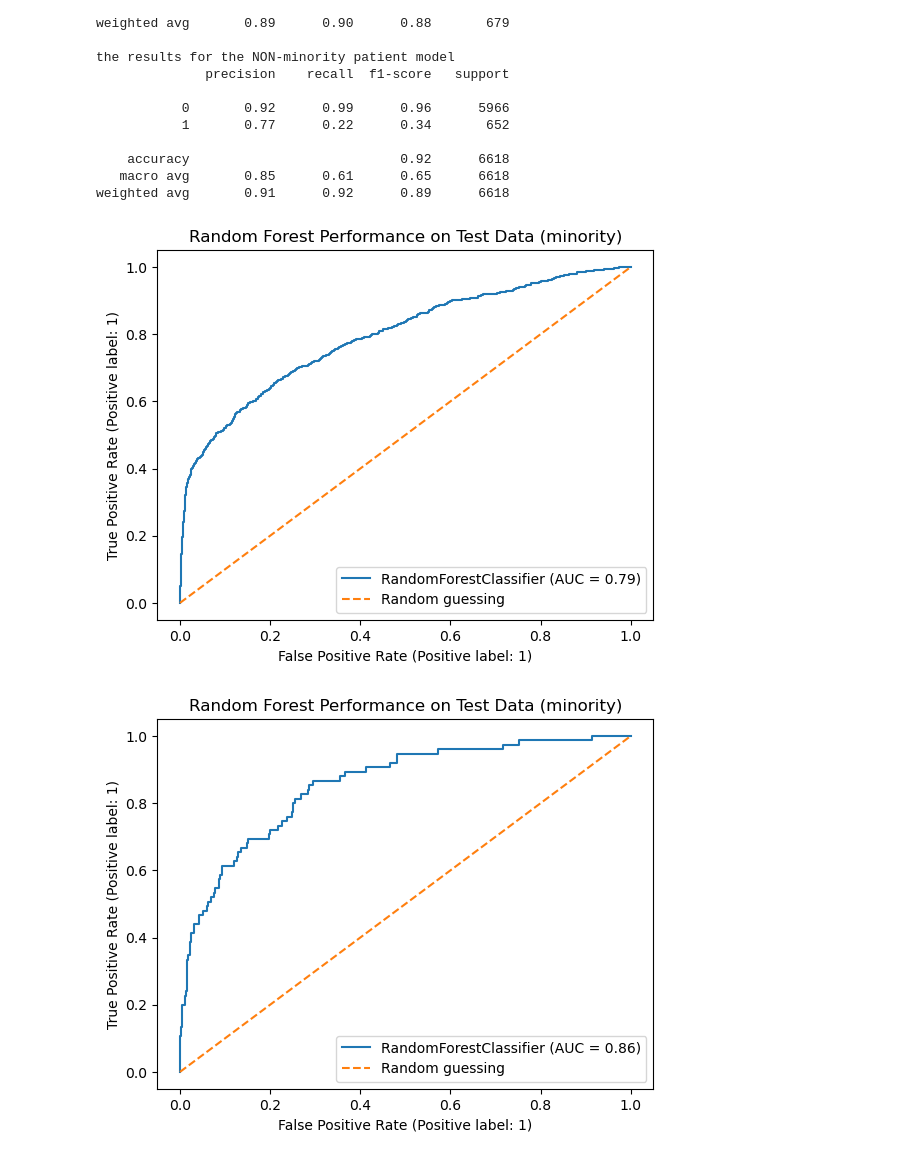
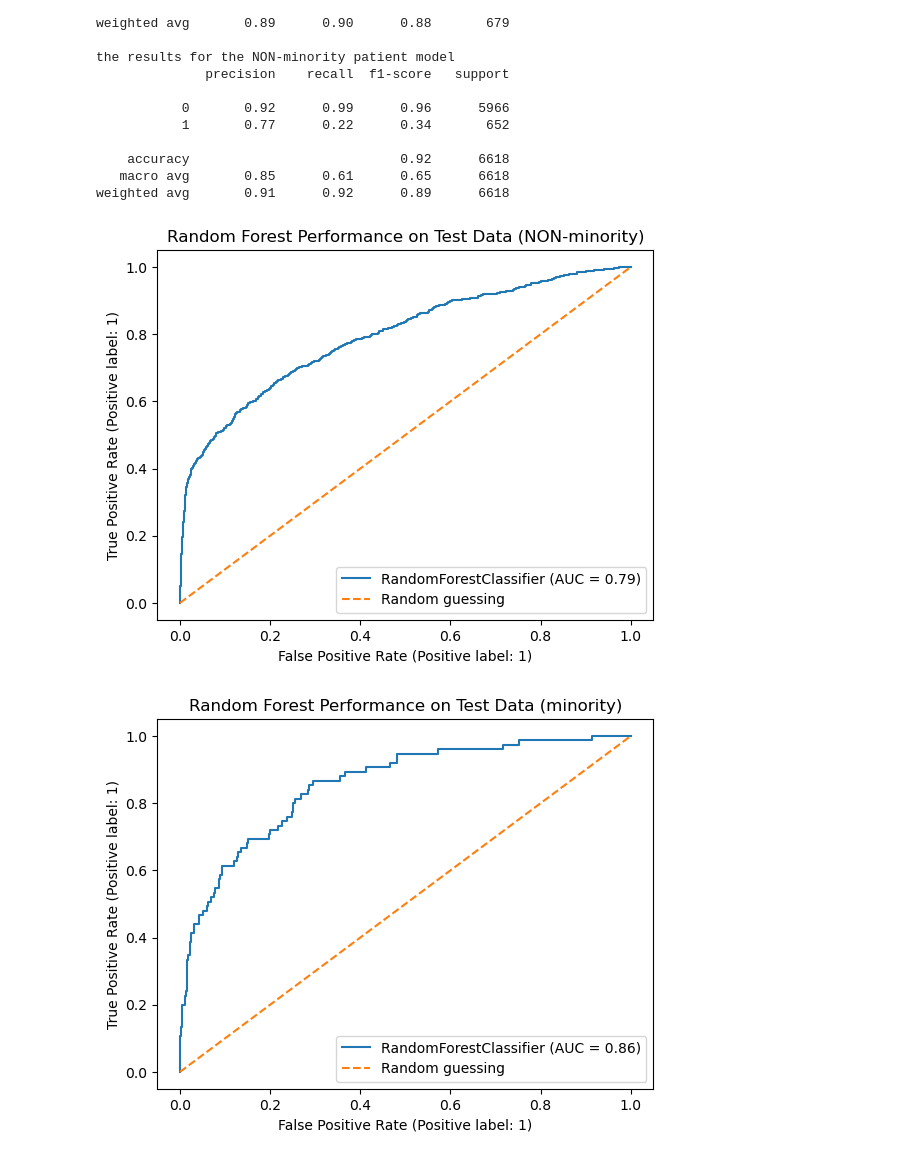
Before and after one commit to RutwikP/BME580_FinalProject, a Jupyter notebook: RF_test_preds.ipynb, the cells around one changed output. Cells and saved outputs as stored; diff of their text form; code cells hidden in the pictures.

```diff
--- a/RF_test_preds.ipynb
+++ b/RF_test_preds.ipynb
@@ -480,13 +480,13 @@ weighted avg       0.91      0.92      0.89      6618
 # %%
 #display AUROC of model performance on only minority patients
 plot_roc_curve(rf_model,X_test_non_minority,y_test_non_minority)
 # Add a line to show the curve for random guessing
 plt.plot([0,1],[0,1],linestyle='--',label='Random guessing')
 plt.legend()
-plt.title('Random Forest Performance on Test Data (minority)')
+plt.title('Random Forest Performance on Test Data (NON-minority)')
 plt.show()
 # %% [output]
-[figure, old version]
+[figure, new version]
 # %%
 #display AUROC of model performance on only minority patients
 plot_roc_curve(rf_model,X_test_minority,y_test_minority)
```
Also changed, not shown: parts of 1 cell of this notebook.
